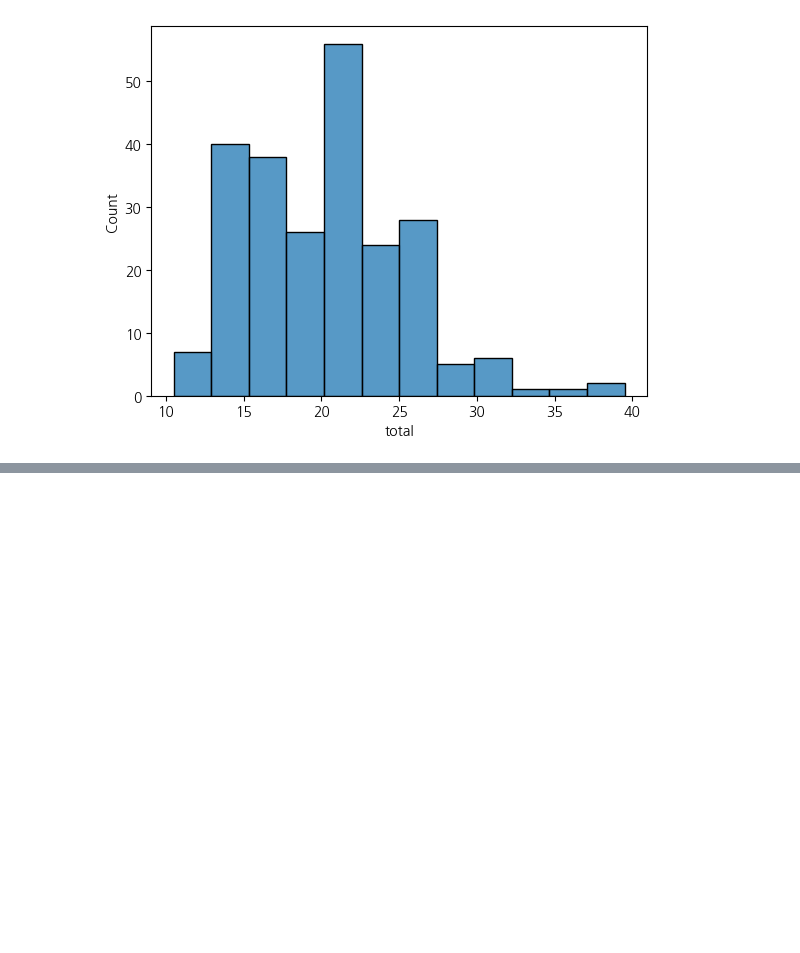
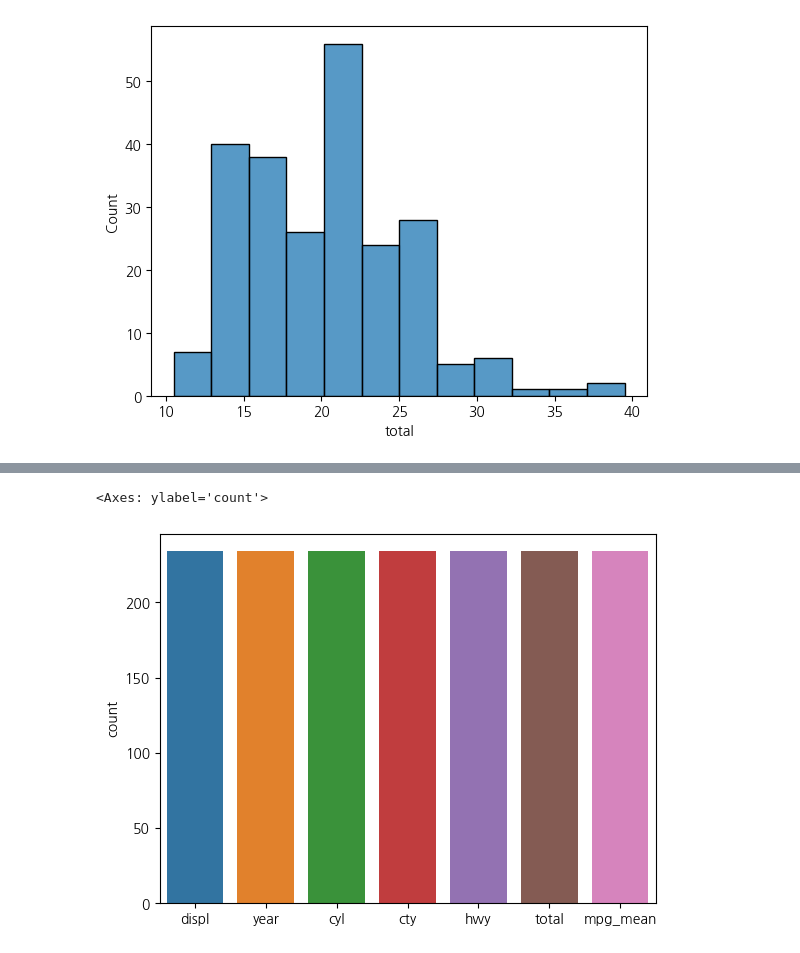
Before and after one commit to kimdfarm/2025-1-myclass-BDA, a Jupyter notebook: inclass/05w_B_tue_0402_easy_ch05_06.ipynb, the cells around one changed output, grey strips where cells are left out. Saved outputs shown, nothing was run; the diff lists cells and outputs as text; code cells hidden in the pictures; blank space fills up the shorter version.

```diff
--- a/inclass/05w_B_tue_0402_easy_ch05_06.ipynb
+++ b/inclass/05w_B_tue_0402_easy_ch05_06.ipynb
@@ -322,0 +383,5 @@ sns.histplot(mpg , x="total")
+# %%
+sns.countplot(mpg)
+# %% [output]
+<Axes: ylabel='count'>
+[figure, added]
```
Also changed, not shown: parts of 47 cells of this notebook.
